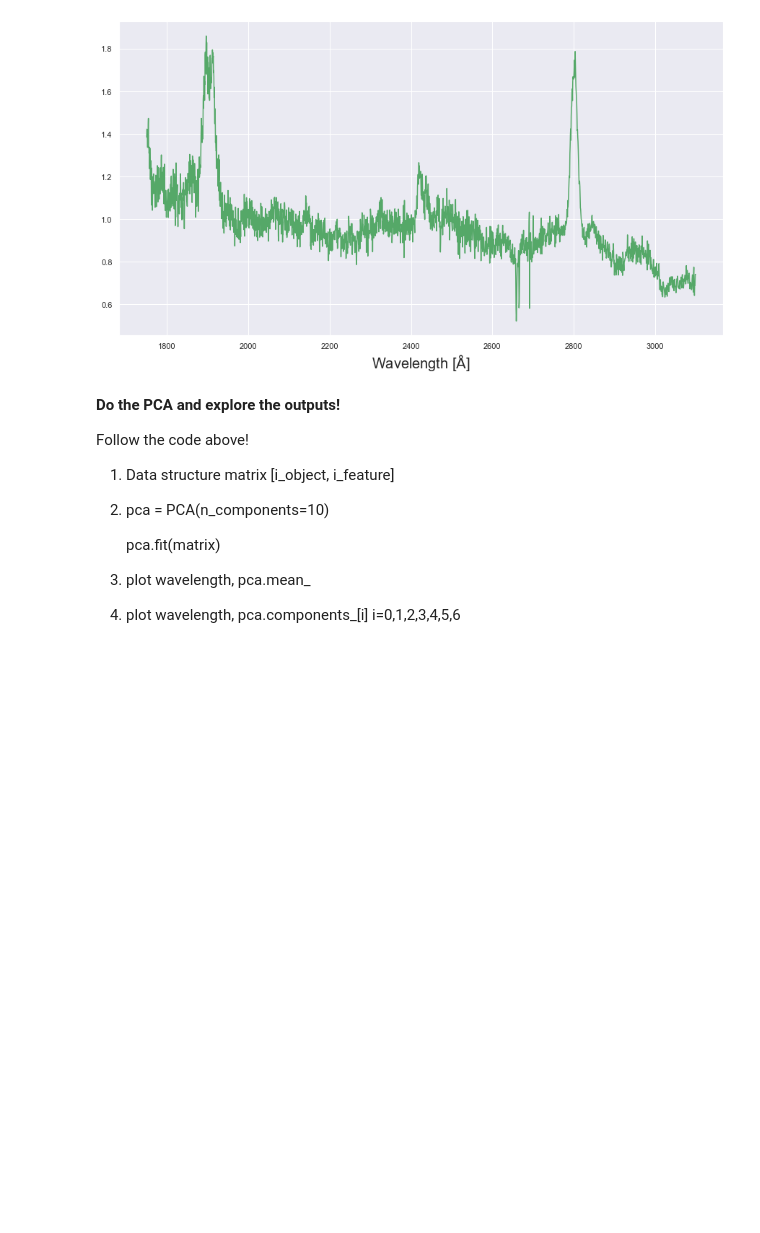
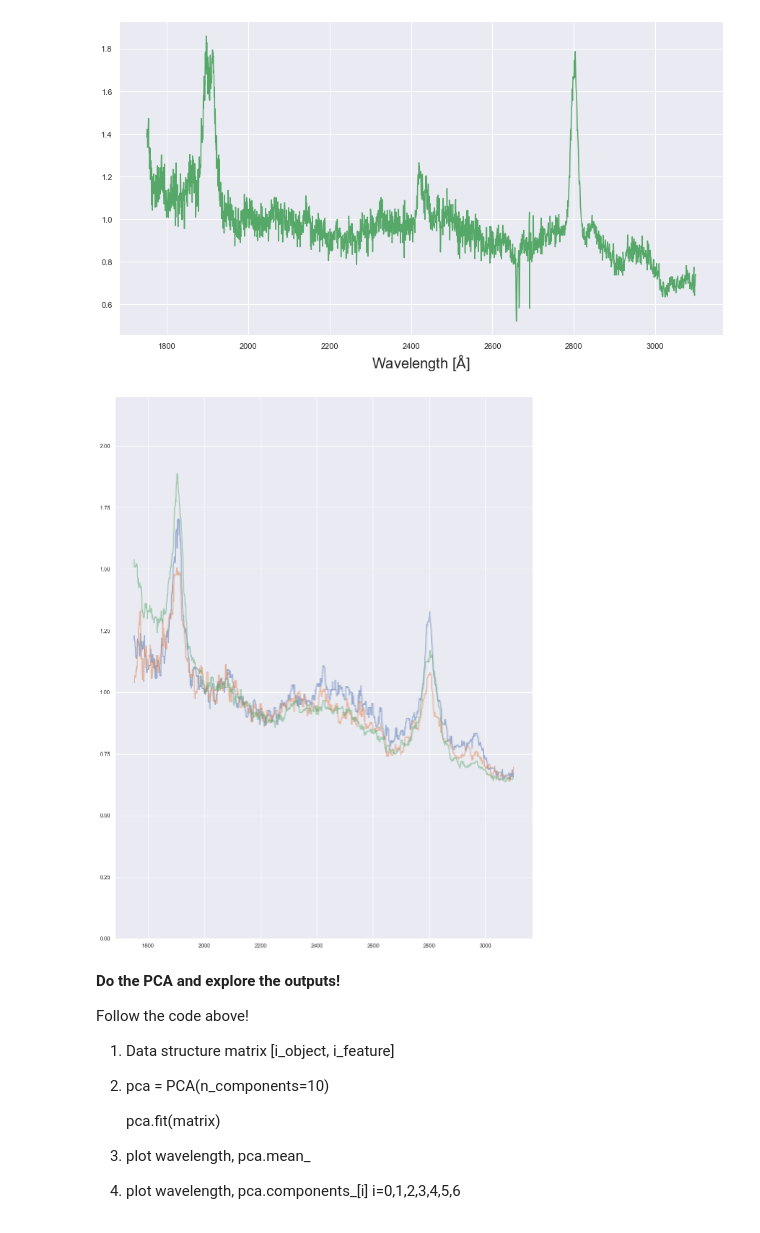
Before and after one commit to astro-blue/Data-analysis-in-astronomy-2024, a Jupyter notebook: Week_8/Dimension_reduction_in_class.ipynb, the cells around one changed output. Saved outputs shown, nothing was run; the diff lists cells and outputs as text; code cells hidden in the pictures; blank space fills up the shorter version.

Commit message:
Update smooth spectrum

```diff
--- a/Week_8/Dimension_reduction_in_class.ipynb
+++ b/Week_8/Dimension_reduction_in_class.ipynb
@@ -151,6 +151,20 @@ plt.xlabel('Wavelength [$\\rm \\AA$]',fontsize=20)
 # %% [output]
 Text(0.5, 0, 'Wavelength [$\\rm \\AA$]')
 [figure]
+# %%
+import scipy.ndimage as sn
+smooth_spectra = np.zeros((len(data[0].data),len(data[0].data[0])))
+for i_object in range(0,len(data[0].data)):
+    smooth_spectra[i_object] = sn.median_filter(data[0].data[i_object],20)
+
+plt.figure(figsize=(15,20))
+#plt.plot(10**data[2].data,data[0].data[10,:])
+for i in range(0,3):
+    #plt.subplot(10,1,i+1)
+    plt.plot(10**data[2].data,smooth_spectra[i,:],lw=2,alpha=0.5)
+    plt.ylim(0,2.2)
+# %% [output]
+[figure, added]
 # %% [markdown]
 **Do the PCA and explore the outputs!**
 
```
Also changed, not shown: parts of 7 cells of this notebook.
